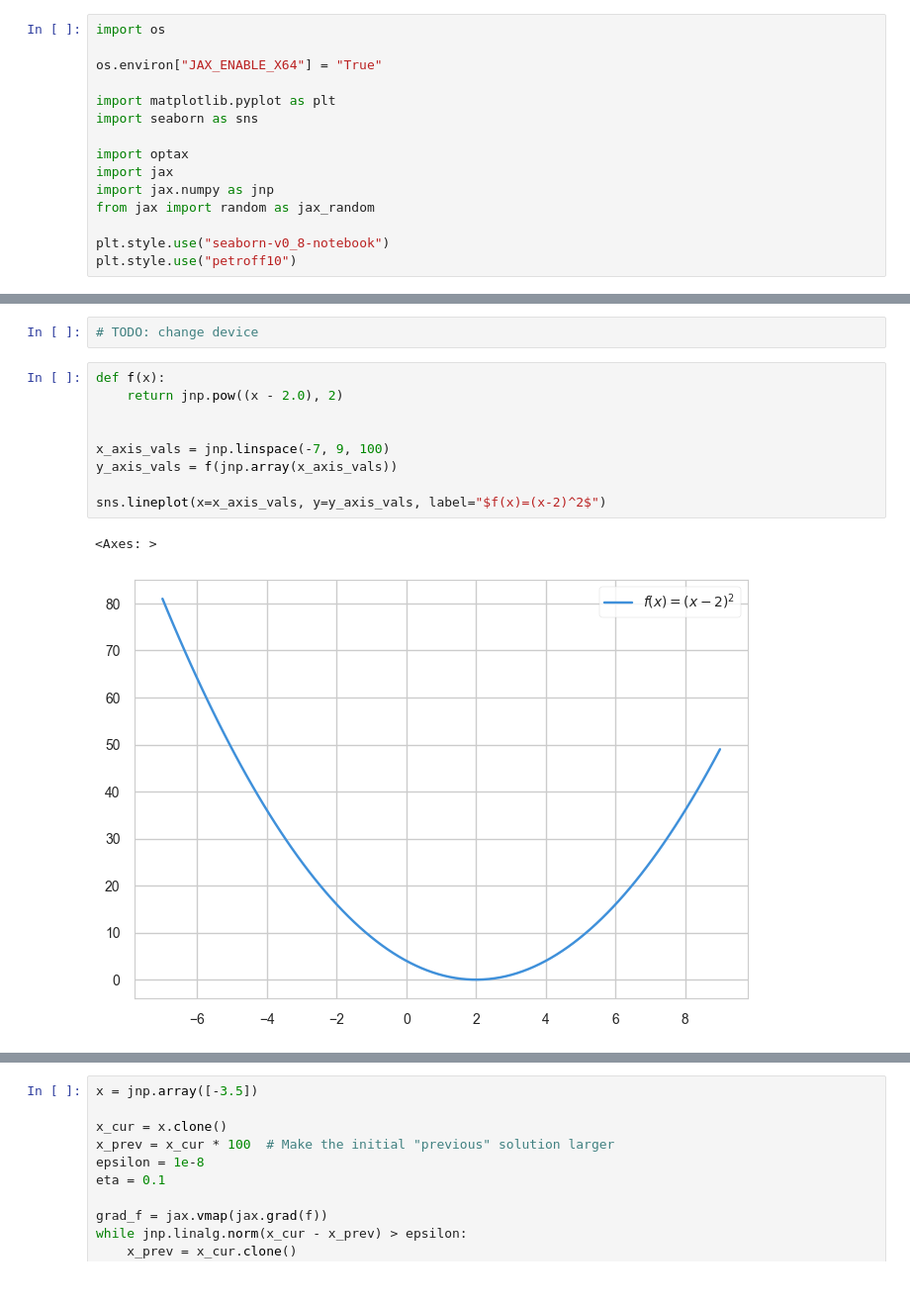
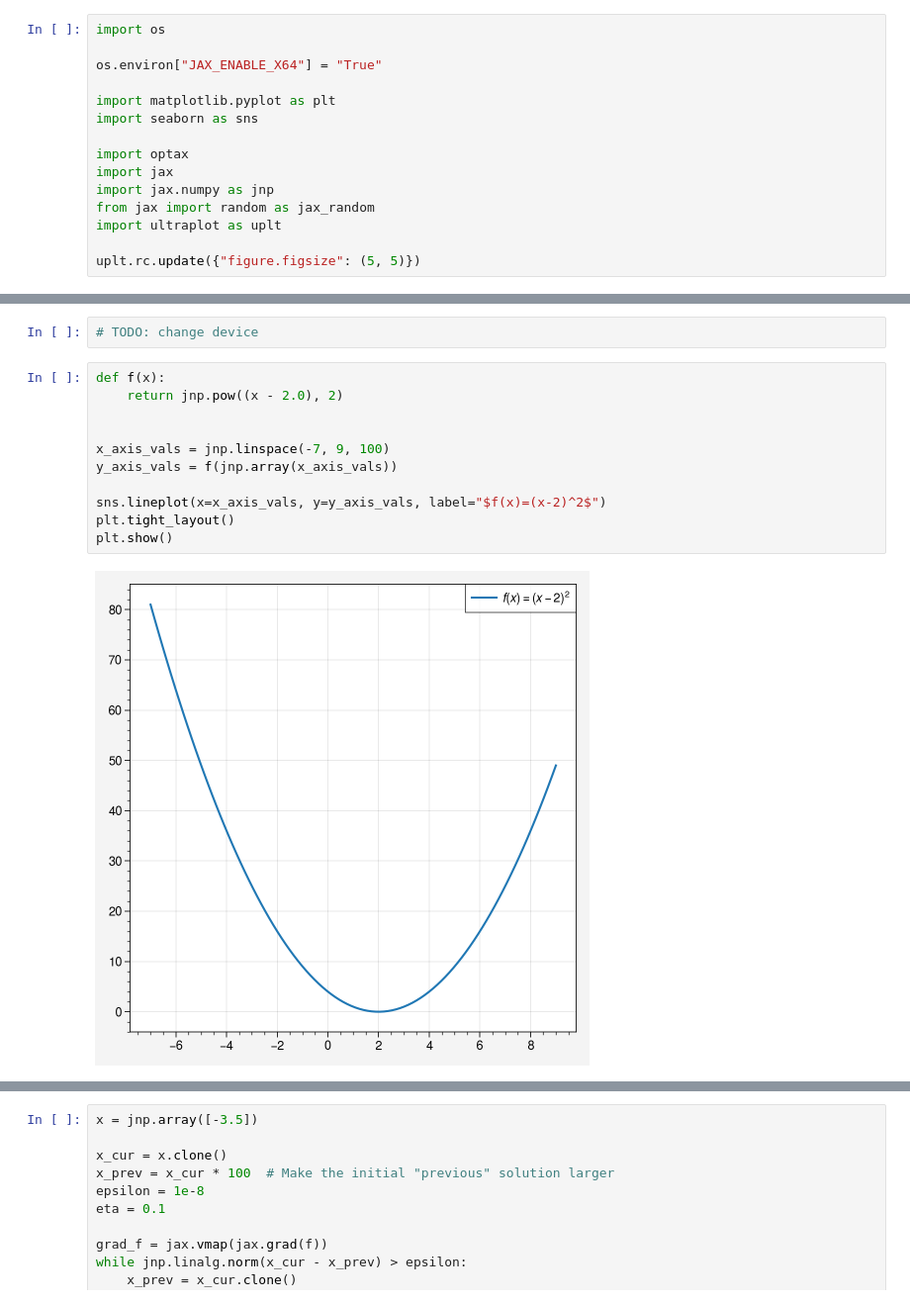
Before and after one commit to quangtiencs/keras3-inside-deep-learning, a Jupyter notebook: Chapter_01.ipynb, the cells around one changed output, grey strips where cells are left out. Shown at 99% size. Drawn from its saved outputs; the diff is of its cells as text.

```diff
--- a/Chapter_01.ipynb
+++ b/Chapter_01.ipynb
@@ -10,9 +12,9 @@ import optax
 import jax
 import jax.numpy as jnp
 from jax import random as jax_random
+import ultraplot as uplt
 
-plt.style.use("seaborn-v0_8-notebook")
-plt.style.use("petroff10")
+uplt.rc.update({"figure.figsize": (5, 5)})
 # %%
 key_random = jax.random.key(12)
 # %%
@@ -96,15 +98,16 @@ print(jnp.transpose(jax_tensor3d, axes=[2, 1, 0]).shape)
 # %%
 def f(x):
     return jnp.pow((x - 2.0), 2)
 
 
 x_axis_vals = jnp.linspace(-7, 9, 100)
 y_axis_vals = f(jnp.array(x_axis_vals))
 
 sns.lineplot(x=x_axis_vals, y=y_axis_vals, label="$f(x)=(x-2)^2$")
+plt.tight_layout()
+plt.show()
 # %% [output]
-<Axes: >
-[figure, old version]
+[figure, new version]
 # %%
 def fP(x):  # Defining the derivative of f(x) manually
     return 2 * x - 4
```
Also changed, not shown: parts of 4 cells of this notebook, 1 other file.
